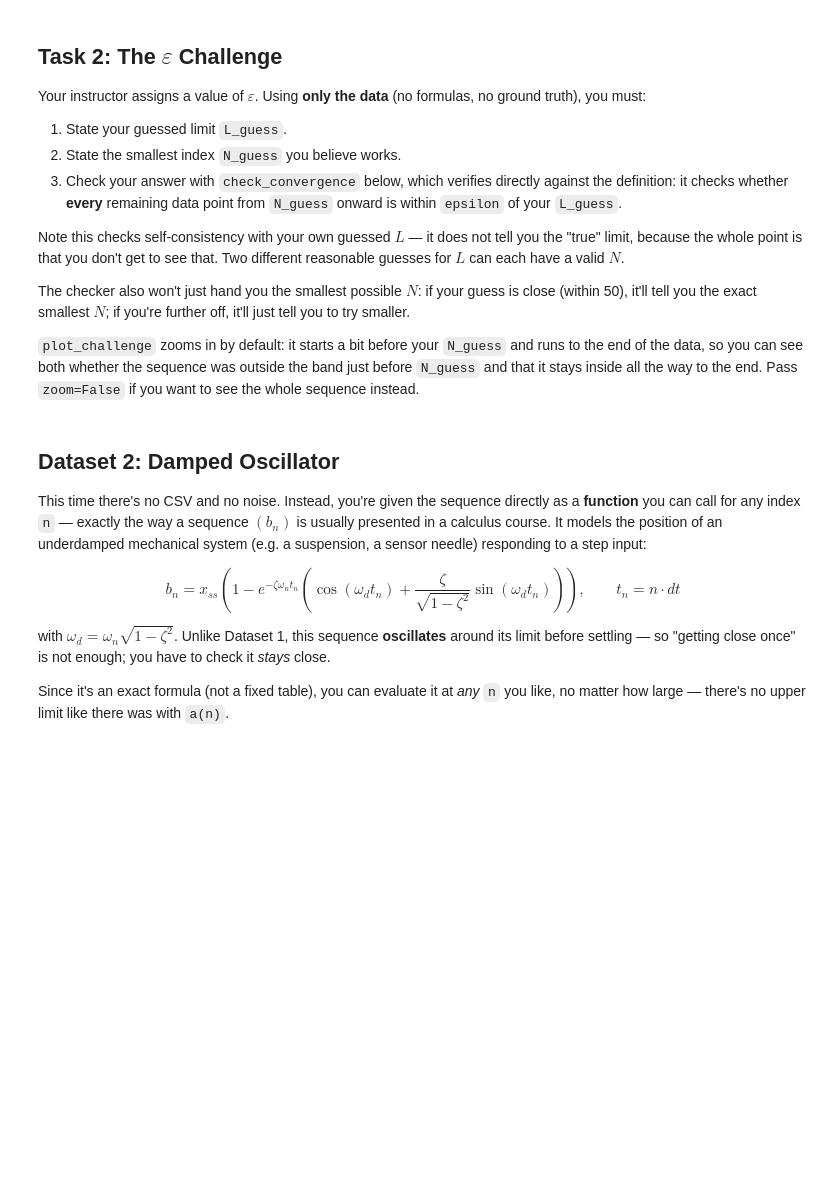
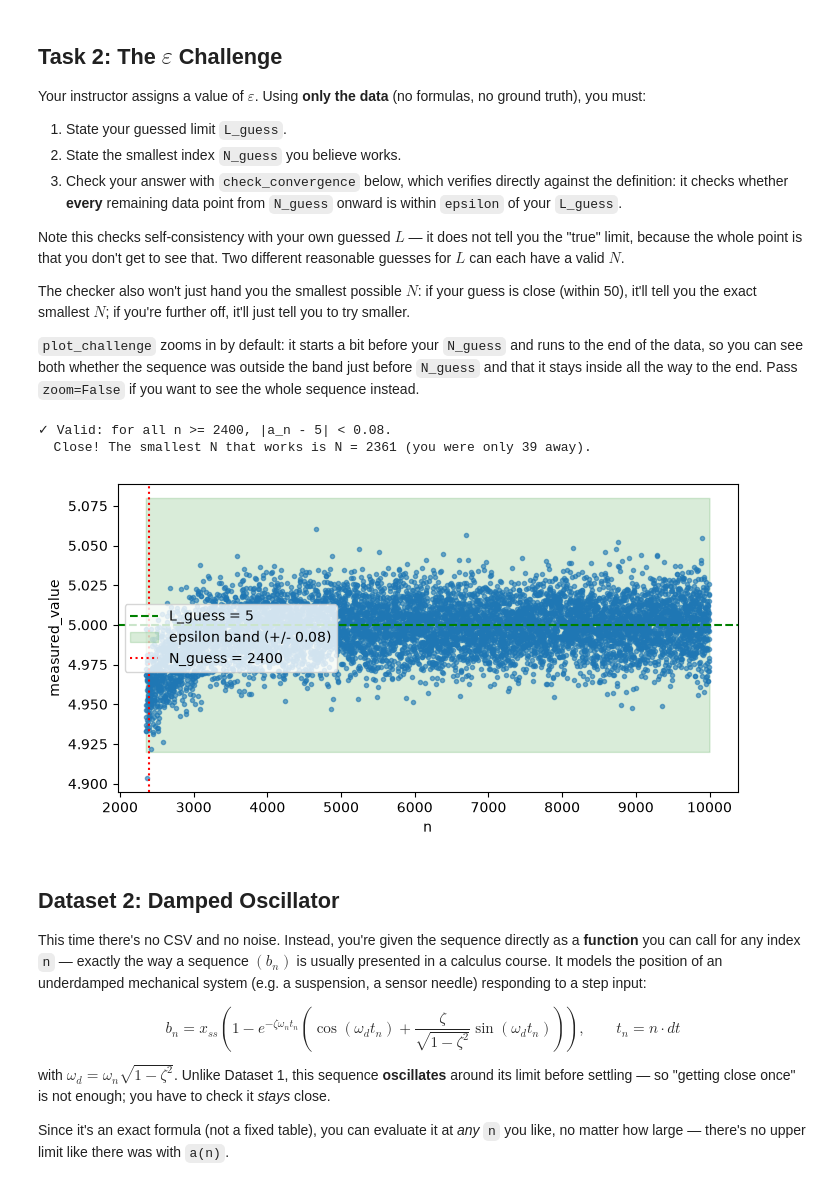
Before and after one commit to 28left/calculus_notes, a Jupyter notebook: notebooks/Week03_convergence.ipynb, the cells around one changed output. Saved outputs shown, nothing was run; the diff lists cells and outputs as text; code cells hidden in the pictures; blank space fills up the shorter version.

```diff
--- a/notebooks/Week03_convergence.ipynb
+++ b/notebooks/Week03_convergence.ipynb
@@ -191,12 +208,16 @@ to the end. Pass `zoom=False` if you want to see the whole sequence instead.
 # %%
 # --- Your answer ---
 EPSILON = 0.08          # <- instructor-assigned challenge value
 
-L_guess = None          # TODO: your guessed limit
-N_guess = None           # TODO: your guessed N
+L_guess = 5         # TODO: your guessed limit
+N_guess = 2400           # TODO: your guessed N
 
 check_convergence(df, L_guess, N_guess, EPSILON)
 plot_challenge(df, L_guess, N_guess, EPSILON)
+# %% [output]
+✓ Valid: for all n >= 2400, |a_n - 5| < 0.08.
+  Close! The smallest N that works is N = 2361 (you were only 39 away).
+[figure, added]
 # %% [markdown]
 
 ## Dataset 2: Damped Oscillator
```
Also changed, not shown: parts of 7 cells of this notebook, 2 other files.
